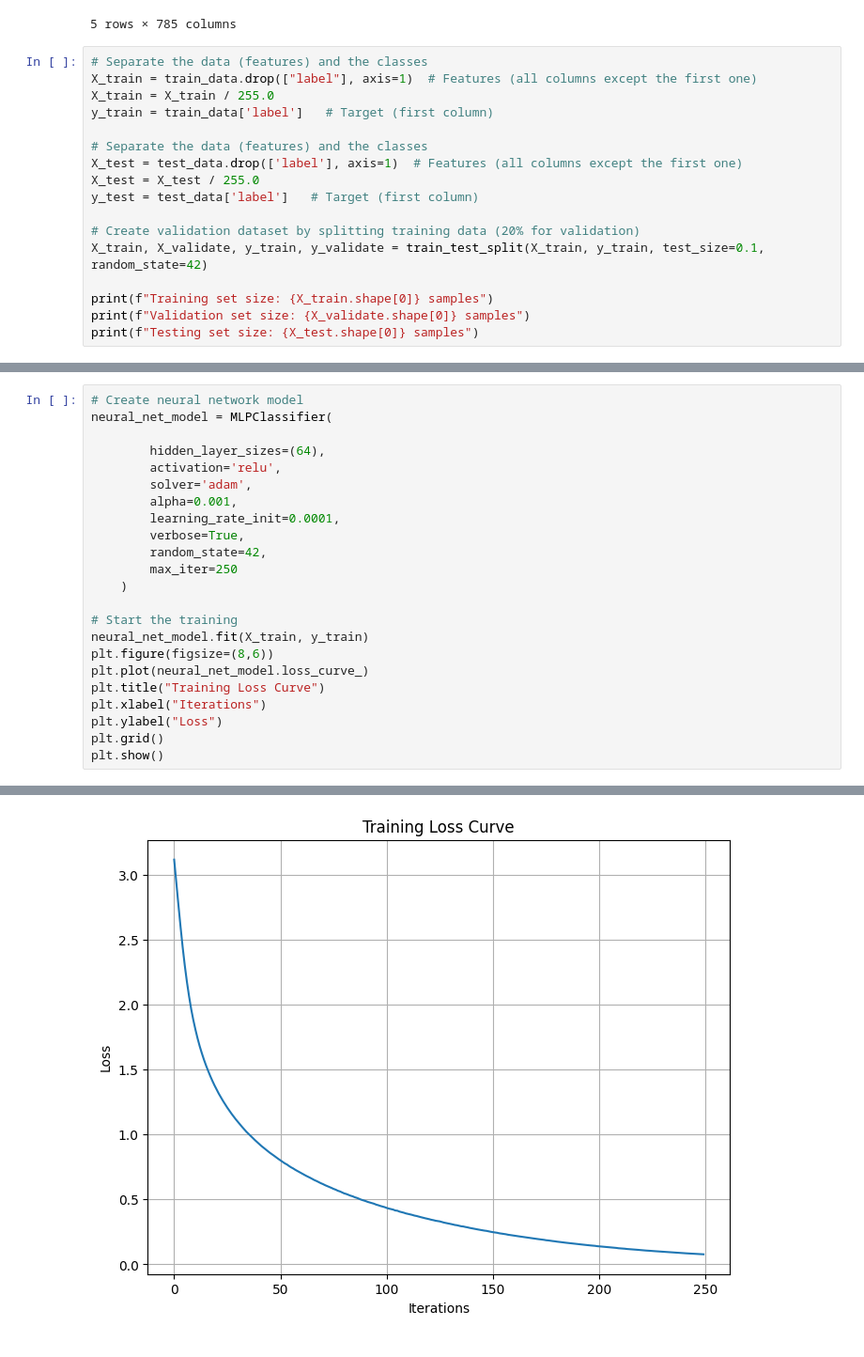
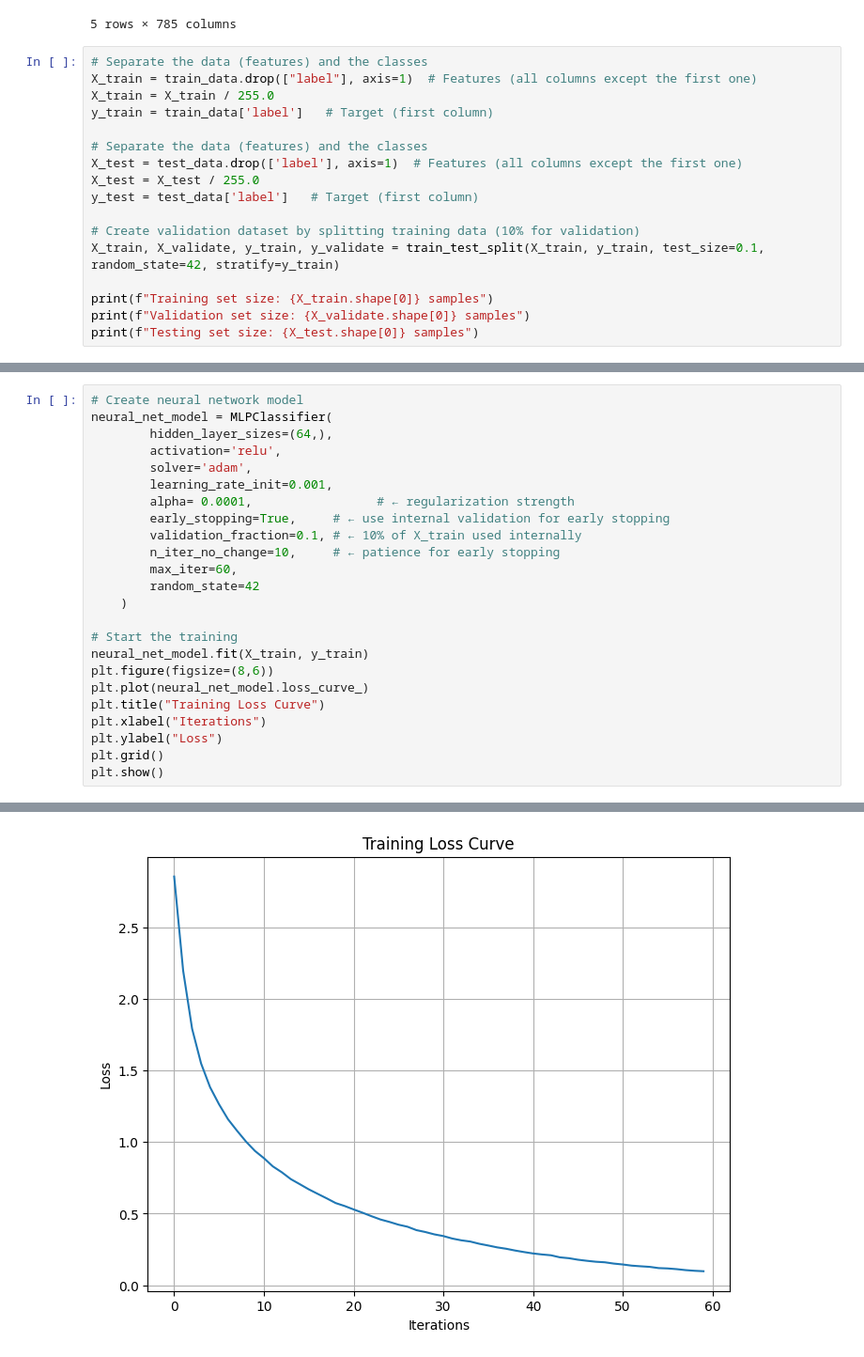
Before and after one commit to eleftheriaa/American-Sign-Language-Detection, a Jupyter notebook: nn/main_model.ipynb, the cells around one changed output, grey strips where cells are left out. Shown: that part at 94% size. Cells and saved outputs as stored; diff of their text form.

```diff
--- a/nn/main_model.ipynb
+++ b/nn/main_model.ipynb
@@ -39,8 +39,8 @@ X_test = test_data.drop(['label'], axis=1)  # Features (all columns except the f
 X_test = X_test / 255.0
 y_test = test_data['label']   # Target (first column)
 
-# Create validation dataset by splitting training data (20% for validation)
-X_train, X_validate, y_train, y_validate = train_test_split(X_train, y_train, test_size=0.1, random_state=42)
+# Create validation dataset by splitting training data (10% for validation)
+X_train, X_validate, y_train, y_validate = train_test_split(X_train, y_train, test_size=0.1, random_state=42, stratify=y_train)
 
 print(f"Training set size: {X_train.shape[0]} samples")
 print(f"Validation set size: {X_validate.shape[0]} samples")
@@ -88,15 +88,16 @@ show_image_by_condition(X_train.to_numpy(), y_train.to_numpy() , numbers=24)
 # %%
 # Create neural network model
 neural_net_model = MLPClassifier(
-
-        hidden_layer_sizes=(64),
+        hidden_layer_sizes=(64,),
         activation='relu',
         solver='adam',
-        alpha=0.001,
-        learning_rate_init=0.0001,
-        verbose=True,
-        random_state=42,
-        max_iter=250
+        learning_rate_init=0.001,
+        alpha= 0.0001,                 # ← regularization strength
+        early_stopping=True,     # ← use internal validation for early stopping
+        validation_fraction=0.1, # ← 10% of X_train used internally
+        n_iter_no_change=10,     # ← patience for early stopping
+        max_iter=60,
+        random_state=42
     )
 
 # Start the training
@@ -129 +113 @@ Iteration 250, loss = 0.07740915
-[figure, old version]
+[figure, new version]
```
Also changed, not shown: parts of 11 cells of this notebook, 11 other files.
